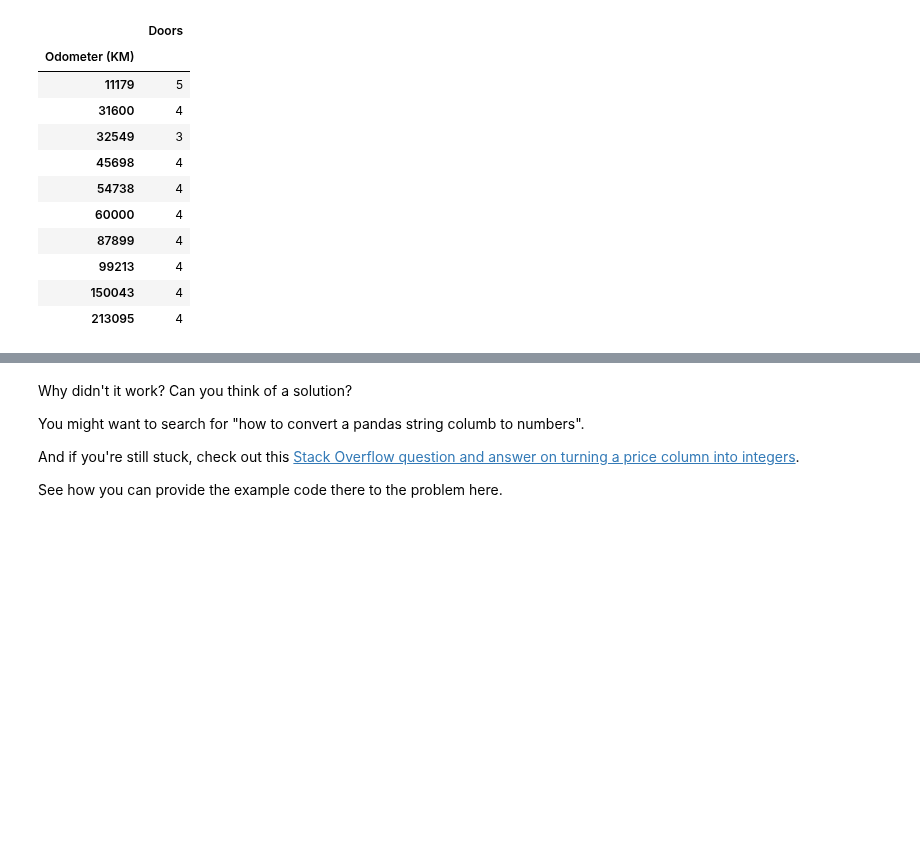
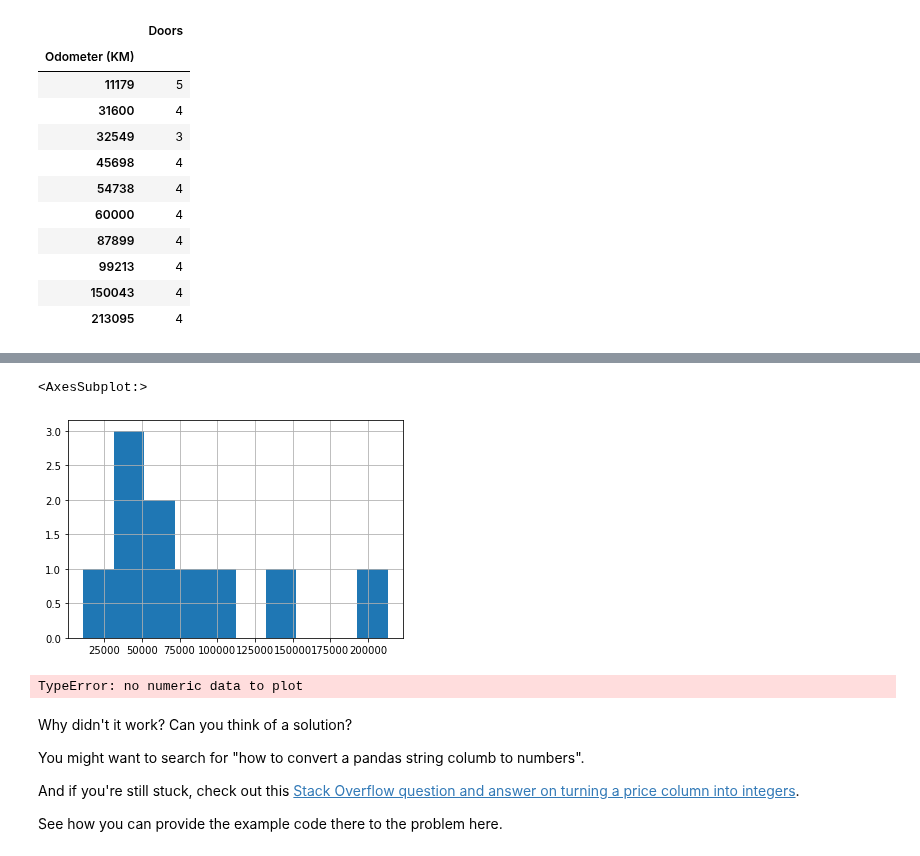
Before and after one commit to Jammal7/Introduction_to_Data_Science, a Jupyter notebook: pandas-exercises.ipynb, the cells around one changed output, grey strips where cells are left out. Drawn from its saved outputs; the diff is of its cells as text; code cells hidden in the pictures; blank space fills up the shorter version.

```diff
--- a/pandas-exercises.ipynb
+++ b/pandas-exercises.ipynb
@@ -231,7 +257,14 @@ car_sales
 # %%
 # Create a histogram of the Odometer column using hist()
+car_sales["Odometer (KM)"].hist()
+# %% [output]
+<AxesSubplot:>
+[figure, added]
 # %%
 # Try to plot the Price column using plot()
+car_sales["Price"].plot()
+# %% [output]
+TypeError: no numeric data to plot
 # %% [markdown]
 Why didn't it work? Can you think of a solution?
 
```
Also changed, not shown: parts of 19 cells of this notebook, 1 other file.
